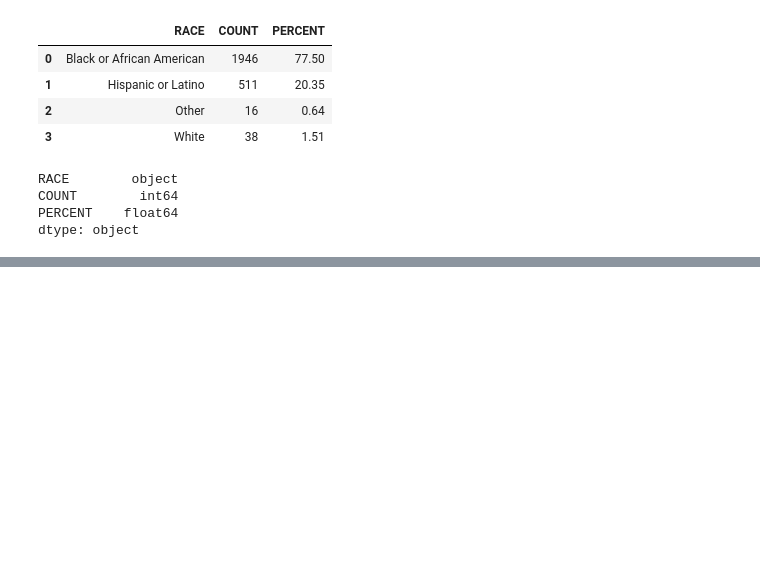
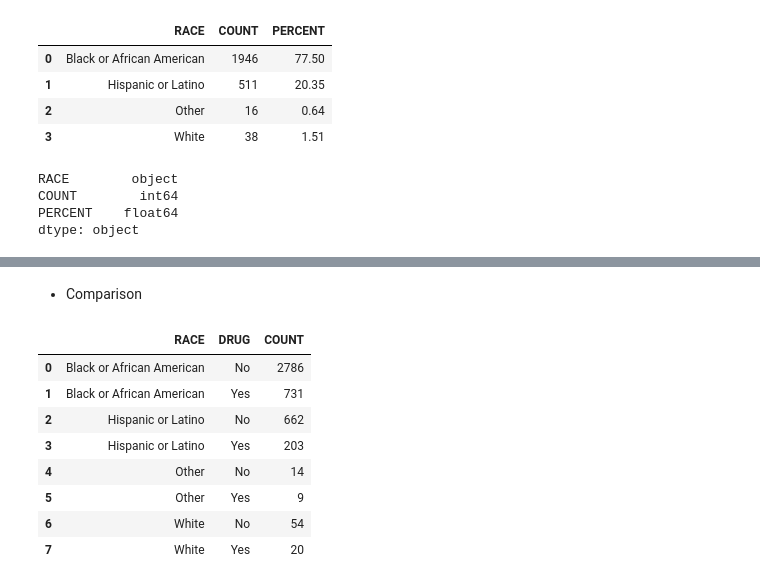
Before and after one commit to jcvincentliu/Analyzing-Racial-Disparities-in-Chicago-Police-Traffic-Stops, a Jupyter notebook: IDOT_EDA.ipynb, the cells around one changed output, grey strips where cells are left out. Cells and saved outputs as stored; diff of their text form; code cells hidden in the pictures; blank space fills up the shorter version.

```diff
--- a/IDOT_EDA.ipynb
+++ b/IDOT_EDA.ipynb
@@ -615,0 +855,17 @@ alt.Chart(consent_comp, title  = "Who Gave Consent vs Who was Searched").mark_ba
+# %% [markdown]
+* Comparison
+# %%
+drug_r = search.groupby(["DRRACE_NEW", "VEHDRUGS"])["MONTH"].count().reset_index()
+drug_r.columns = ["RACE","DRUG", "COUNT"]
+drug_r = drug_r[drug_r.DRUG.isin(["Yes", "No"])].reset_index().iloc[:,1:]
+drug_r
+# %% [output]
+|  | RACE | DRUG | COUNT |
+| 0 | Black or African American | No | 2786 |
+| 1 | Black or African American | Yes | 731 |
+| 2 | Hispanic or Latino | No | 662 |
+| 3 | Hispanic or Latino | Yes | 203 |
+| 4 | Other | No | 14 |
+| 5 | Other | Yes | 9 |
+| 6 | White | No | 54 |
+| 7 | White | Yes | 20 |
```
Also changed, not shown: parts of 33 cells of this notebook.
